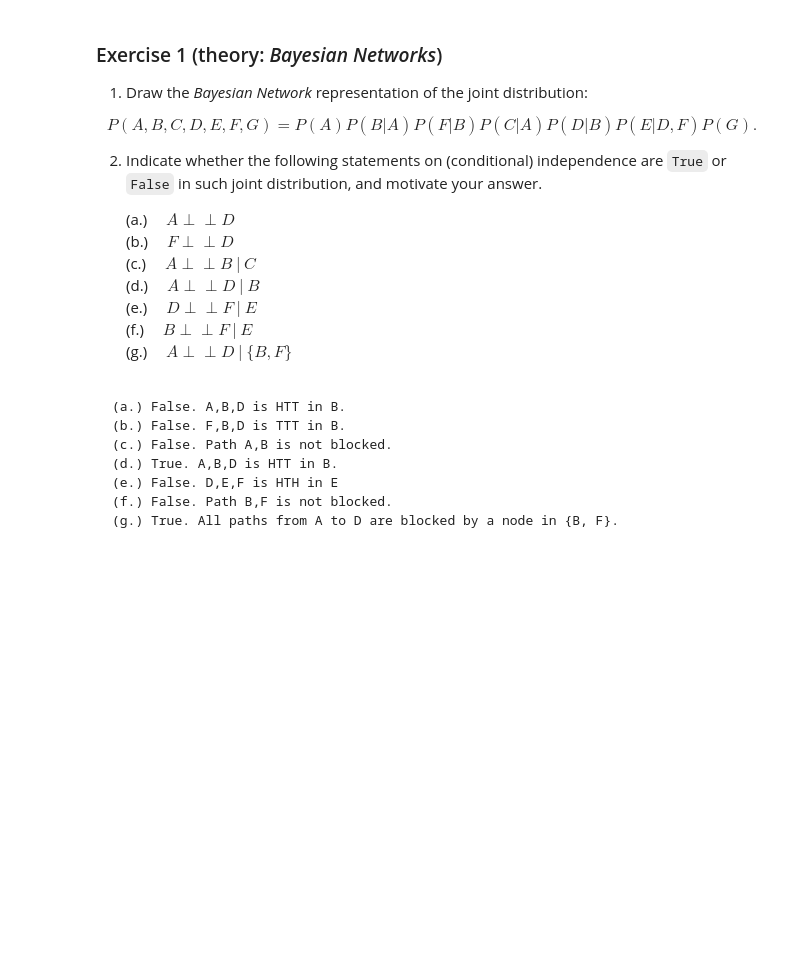
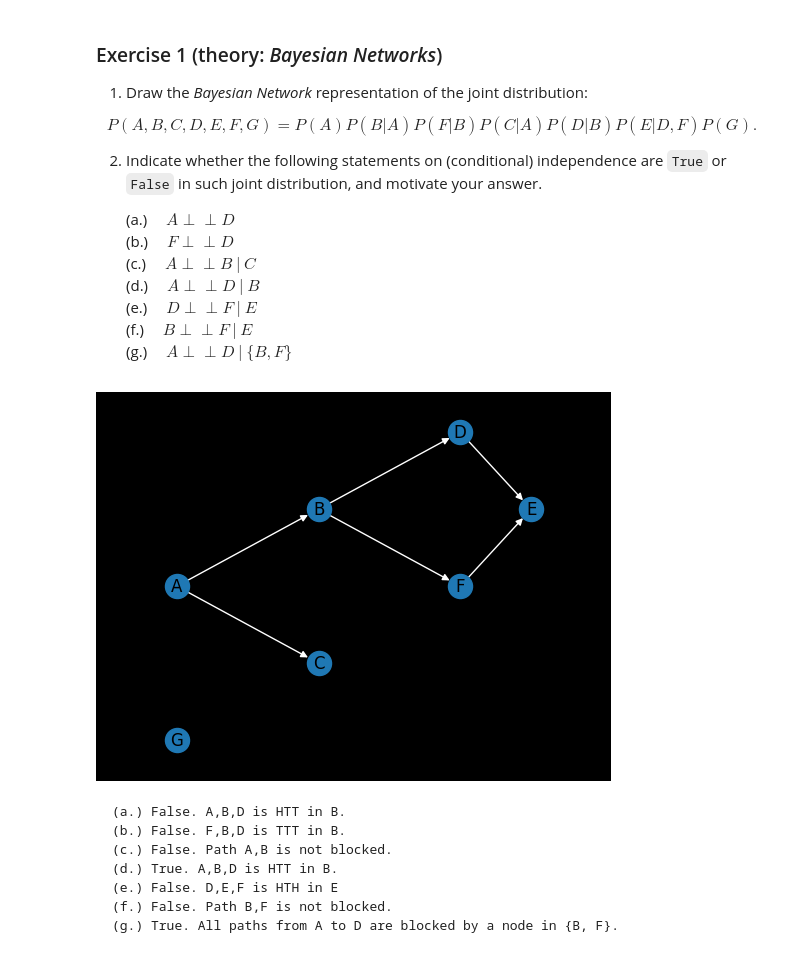
Before and after one commit to alessimichele/probml-units, a Jupyter notebook: homework-2023/03_prob_prog_pgms_HW.ipynb, the cells around one changed output. Saved outputs shown, nothing was run; the diff lists cells and outputs as text; code cells hidden in the pictures; blank space fills up the shorter version.

```diff
--- a/homework-2023/03_prob_prog_pgms_HW.ipynb
+++ b/homework-2023/03_prob_prog_pgms_HW.ipynb
@@ -23,6 +23,34 @@ $$P(A,B,C,D,E,F,G)=P(A)P(B|A)P(F|B)P(C|A)P(D|B)P(E|D,F)P(G).$$
     (e.) ${~}$ ${~}$ $D\perp \!\!\! \perp F\ |\ E$
     (f.) ${~}$ ${~}$ $B\perp \!\!\! \perp F\ |\ E$
     (g.) ${~}$ ${~}$ $A\perp \!\!\! \perp D\ |\ \{B, F\}$
+# %%
+import networkx as nx
+import matplotlib.pyplot as plt
+
+# Create an empty directed graph
+G = nx.DiGraph()
+
+# Add the nodes to the graph, labeled with their letters
+G.add_nodes_from(['A', 'B', 'C', 'D', 'E', 'F', 'G'])
+
+# Add the directed edges to the graph
+G.add_edges_from([('A', 'B'), ('A', 'C'), ('B', 'D'), ('B', 'F'), ('D', 'E'), ('F', 'E')])
+
+# Manually set the positions of the nodes
+pos = {'A': (-1, 0), 'B': (0, 0.5), 'C': (0, -0.5), 'D': (1, 1), 'E': (1.5,0.5), 'F': (1, 0), 'G': (-1, -1)}
+
+# Draw the graph with labels
+nx.draw_networkx(G, pos=pos, labels={node: node for node in G.nodes()}, edge_color='w', arrows=True)
+
+# Set the axis limits and remove them
+plt.xlim(-1.5, 2)
+plt.ylim(-1.2, 1.2)
+plt.axis('off')
+
+# Show the graph
+plt.show()
+# %% [output]
+[figure, added]
 # %% [markdown]
     (a.) False. A,B,D is HTT in B.
     (b.) False. F,B,D is TTT in B.
```
Also changed, not shown: parts of 4 cells of this notebook.
